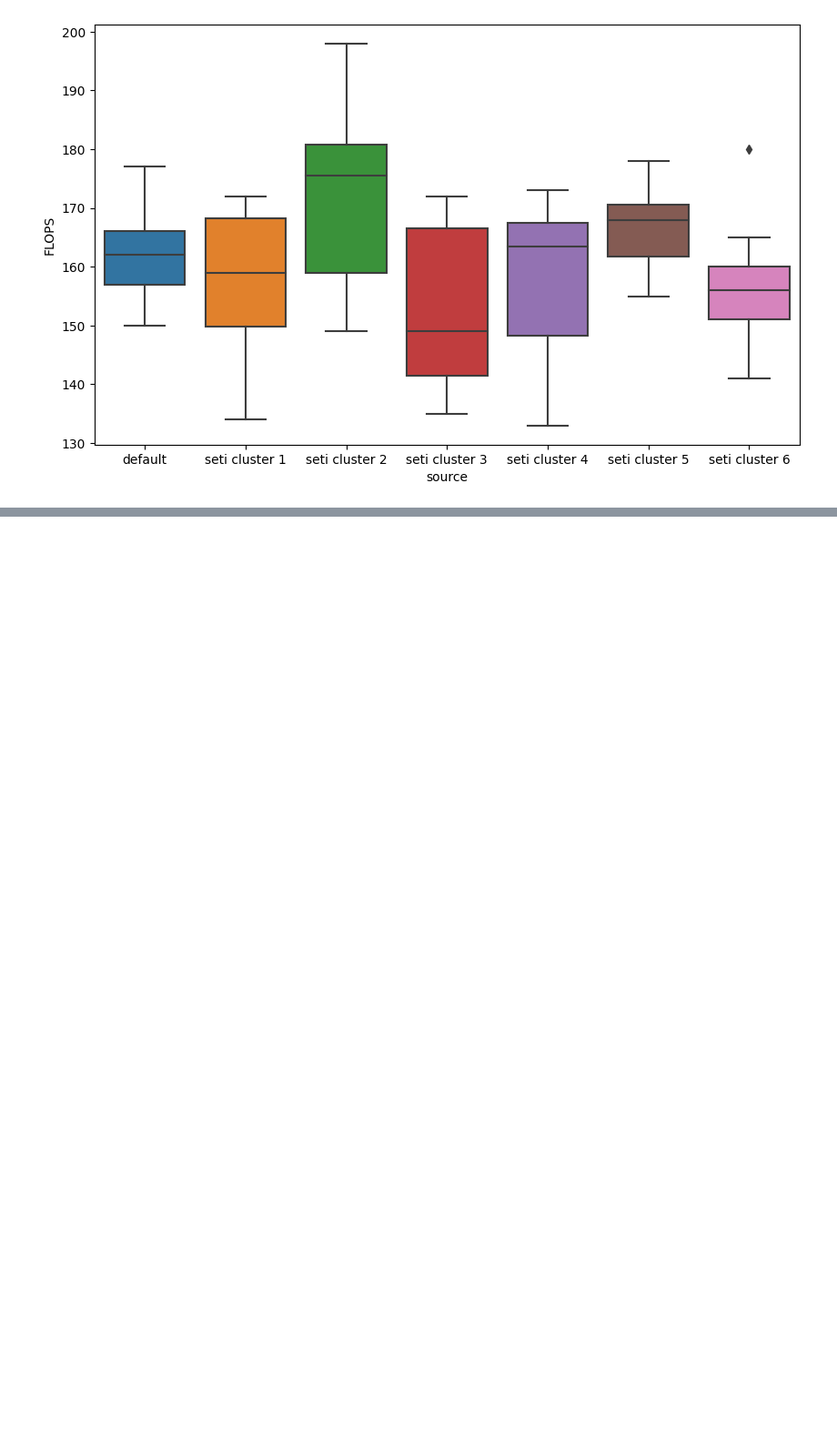
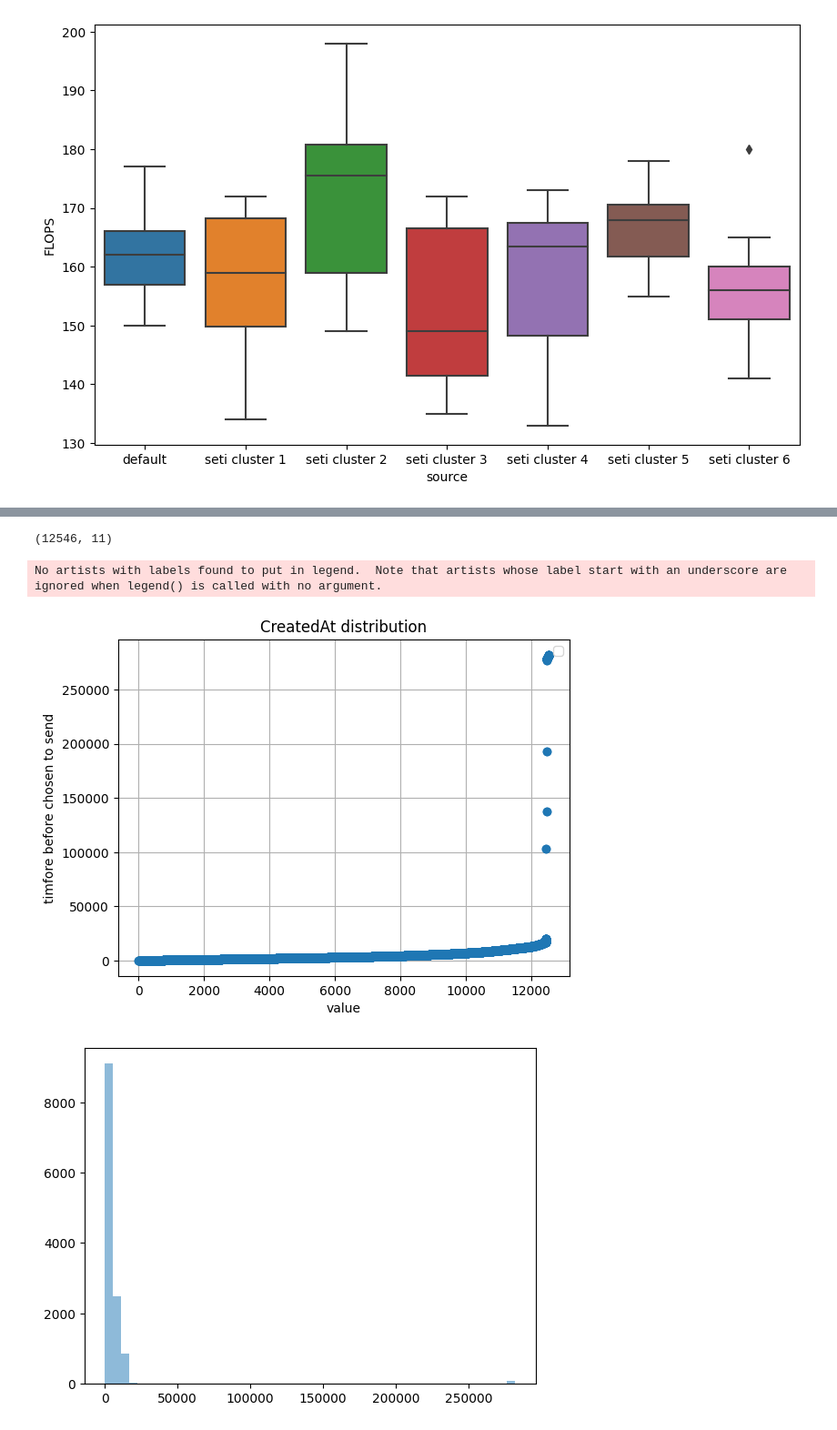
Before and after one commit to Ksenia-C/combos_experiments, a Jupyter notebook: distribution_views.ipynb, the cells around one changed output, grey strips where cells are left out. Shown at 91% size. Cells and saved outputs as stored; diff of their text form; code cells hidden in the pictures; blank space fills up the shorter version.

Commit message:
with default parameter and stages distributions of a task

```diff
--- a/distribution_views.ipynb
+++ b/distribution_views.ipynb
@@ -385,3 +385,6 @@ sns.boxplot(ax=ax, data=data_fl_avail, x="source", y="FLOPS")
 # %% [output]
 <Axes: xlabel='source', ylabel='FLOPS'>
 [figure]
+# %%
+results_timeline = pd.read_csv("/home/ksenia/vsc/mirror_combos/traces/cur_date_cur_time_time_devision.csv")
+results_timeline.describe()
@@ -387,0 +401,25 @@ sns.boxplot(ax=ax, data=data_fl_avail, x="source", y="FLOPS")
+# %%
+results_timeline.shape
+# %% [output]
+(12546, 11)
+# %%
+def draw_stage(parameter):
+    plt.figure()
+    plt.grid(True)
+    plt.xlabel('value')
+    plt.ylabel('timfore before chosen to send')
+    ox =range( results_timeline.shape[0])
+    plt.plot(ox, results_timeline[parameter].sort_values(), 'o')
+    plt.title(f'{parameter} distribution')
+    plt.legend()
+
+    plt.show()
+
+    plt.hist(results_timeline[parameter], bins=50, alpha=0.5, label=f'new_ver')
+    plt.show()
+# %%
+draw_stage("CreatedAt")
+# %% [output]
+No artists with labels found to put in legend.  Note that artists whose label start with an underscore are ignored when legend() is called with no argument.
+[figure, added]
+[figure, added]
```
Also changed, not shown: parts of 9 cells of this notebook, 9 other files.
